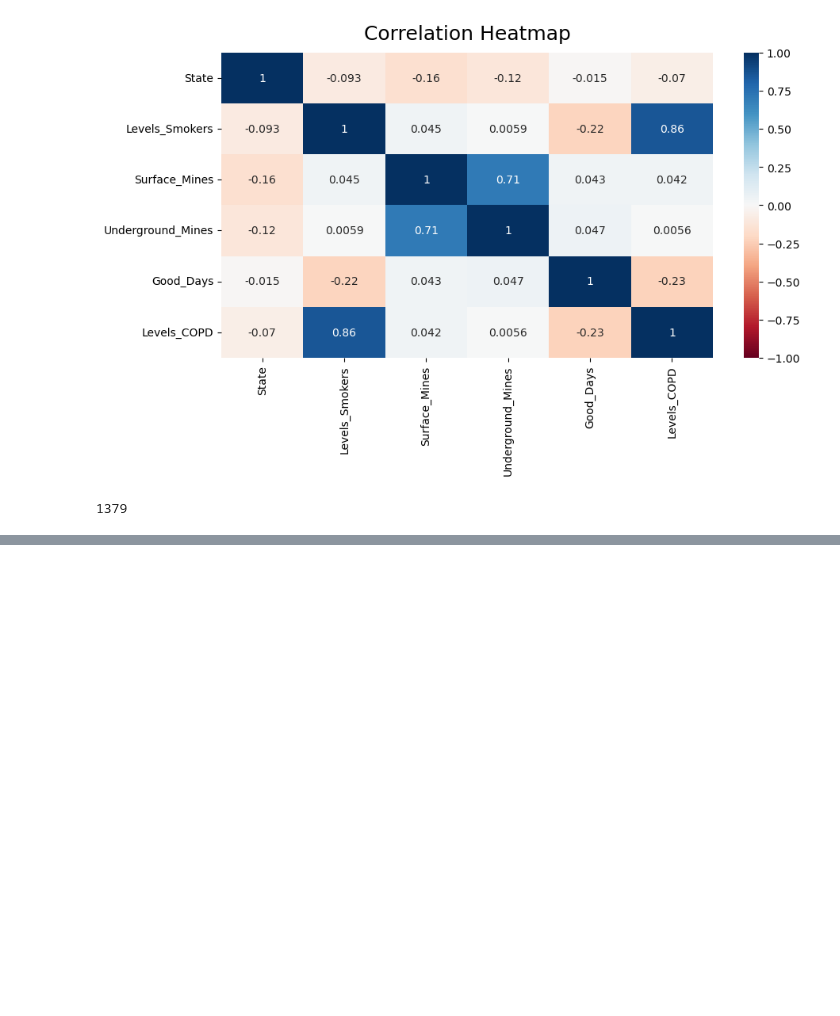
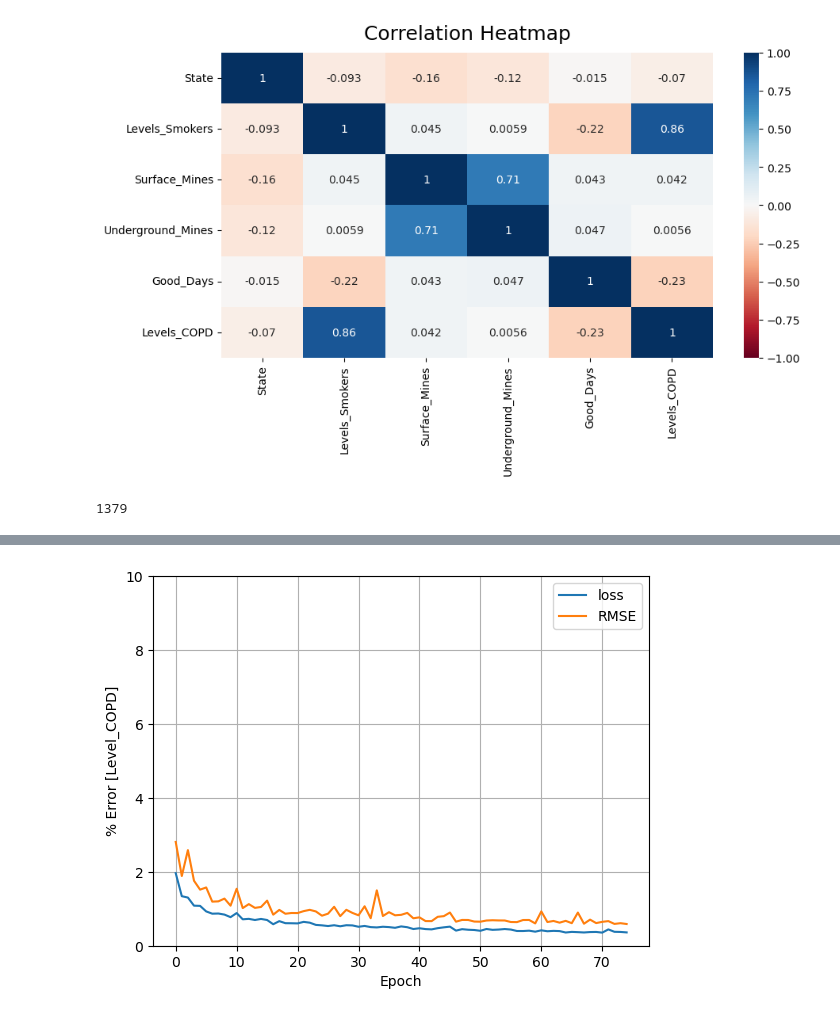
Before and after one commit to AvatarJoshi/copd_project, a Jupyter notebook: Machine_Learning/DeepLearning-AJ.ipynb, the cells around one changed output, grey strips where cells are left out. Saved outputs shown, nothing was run; the diff lists cells and outputs as text; code cells hidden in the pictures; blank space fills up the shorter version.

```diff
--- a/Machine_Learning/DeepLearning-AJ.ipynb
+++ b/Machine_Learning/DeepLearning-AJ.ipynb
@@ -62,6 +62,6 @@ census_df.head()
 # %%
 # Merge places and coal dataframes
-merged_df = pd.merge(places_df, coal_df, on=["State_County", "State", "County"], how="left")
+merged_df = pd.merge(places_df, coal_df, on=["State", "County"], how="left")
 merged_df
 # %% [output]
 |  | State | County | Levels_Smokers | Levels_COPD | Surface_Mines | Underground_Mines |
@@ -302,7 +302,9 @@ _________________________________________________________________
 # checkpoint_path = "optimized_checkpoints/weights.{epoch:02d}.hdf5"
 # %%
 # Compile the model
-nn.compile(optimizer='adam', loss='mean_squared_error', metrics=[tf.keras.metrics.RootMeanSquaredError()])
+nn.compile(optimizer='adam', loss='mean_absolute_error', metrics=[tf.keras.metrics.RootMeanSquaredError()])
+
+
 
 # # Create a callback that saves the model's weights every 5 epochs
 # cp_callback = ModelCheckpoint(
@@ -340 +362,16 @@ Epoch 75/75
+# %%
+history = fit_model
+# %%
+def plot_loss(history):
+  plt.plot(history.history['loss'], label='loss')
+  plt.plot(history.history['root_mean_squared_error'], label='RMSE')
+  plt.ylim([0, 10])
+  plt.xlabel('Epoch')
+  plt.ylabel('% Error [Level_COPD]')
+  plt.legend()
+  plt.grid(True)
+# %%
+plot_loss(history)
+# %% [output]
+[figure, added]
 # %%
```
Also changed, not shown: parts of 11 cells of this notebook.
